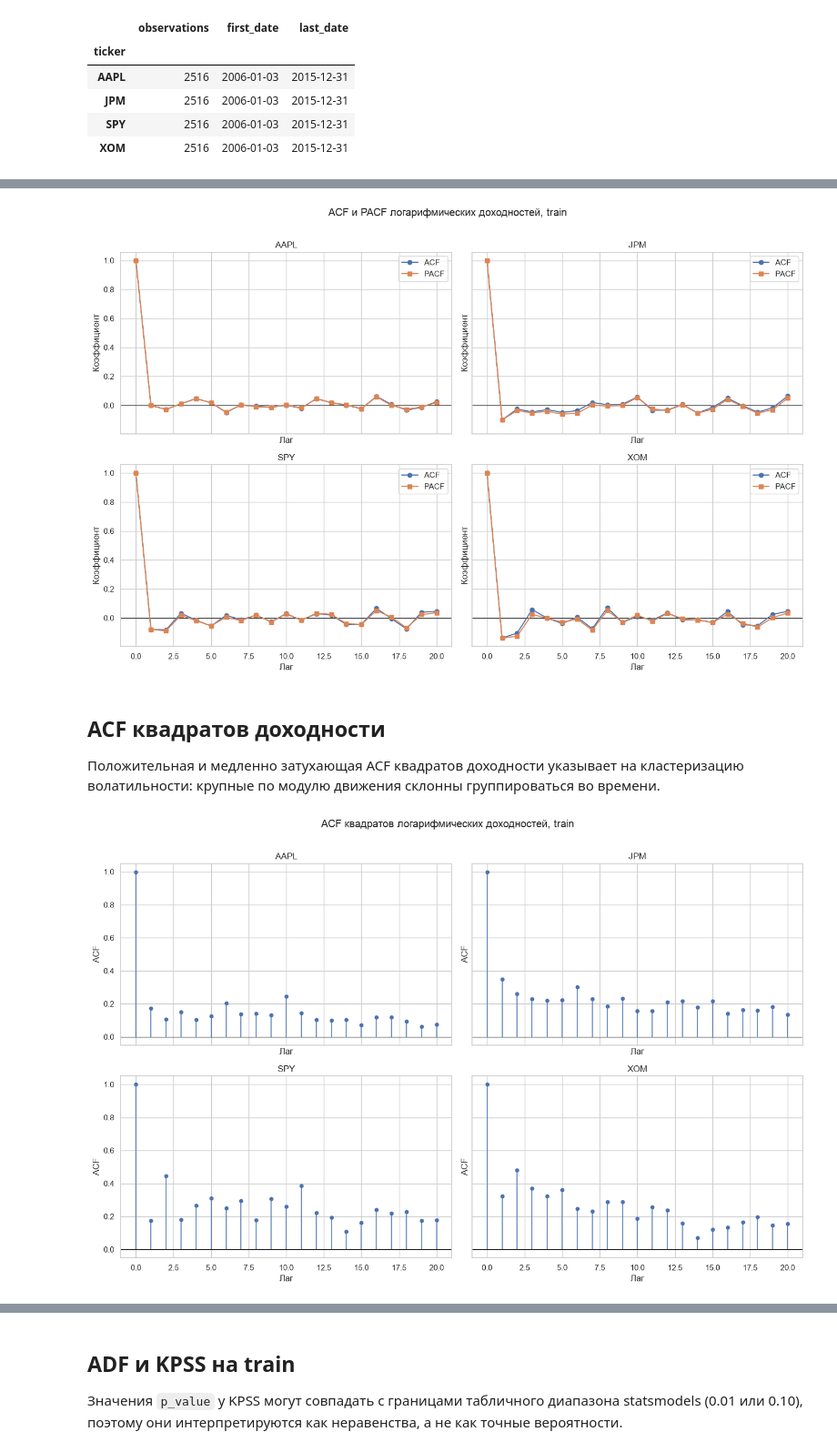
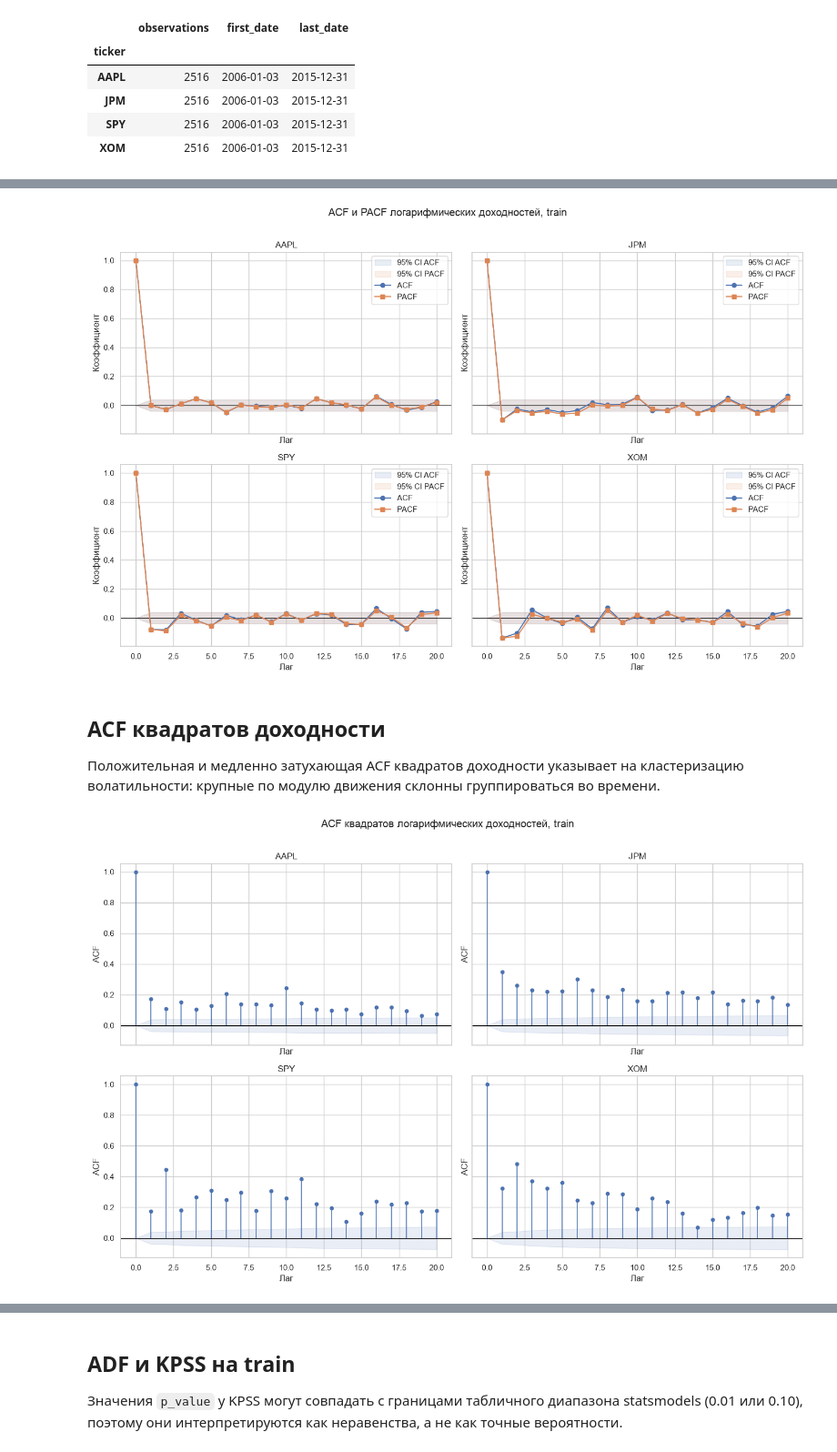
Before and after one commit to VITYANA/LSTM_ARIMA_comparison, a Jupyter notebook: notebooks/03_stationarity_analysis.ipynb, the cells around one changed output, grey strips where cells are left out. Shown at 91% size. Cells and saved outputs as stored; diff of their text form; code cells hidden in the pictures.

```diff
--- a/notebooks/03_stationarity_analysis.ipynb
+++ b/notebooks/03_stationarity_analysis.ipynb
@@ -66,6 +67,22 @@ return_diagnostics = {
 figure, axes = plt.subplots(2, 2, figsize=(14, 9), sharex=True, sharey=True)
 for axis, (ticker, diagnostic) in zip(axes.flat, return_diagnostics.items(), strict=True):
     axis.axhline(0, color="black", linewidth=0.8)
+    axis.fill_between(
+        diagnostic["lag"],
+        diagnostic["acf_ci_lower"],
+        diagnostic["acf_ci_upper"],
+        color="C0",
+        alpha=0.12,
+        label="95% CI ACF",
+    )
+    axis.fill_between(
+        diagnostic["lag"],
+        diagnostic["pacf_ci_lower"],
+        diagnostic["pacf_ci_upper"],
+        color="C1",
+        alpha=0.12,
+        label="95% CI PACF",
+    )
     axis.plot(diagnostic["lag"], diagnostic["acf"], marker="o", label="ACF")
     axis.plot(
         diagnostic["lag"],
@@ -79,7 +96,7 @@ figure.suptitle("ACF и PACF логарифмических доходносте
 figure.tight_layout()
 plt.show()
 # %% [output]
-[figure, old version]
+[figure, new version]
 # %% [markdown]
 ## ACF квадратов доходности
 
@@ -87,16 +104,23 @@ plt.show()
 # %%
 squared_diagnostics = {
     str(ticker): acf_pacf_table(group["log_return"].pow(2), nlags=20)
     for ticker, group in train.groupby("ticker", sort=True)
 }
 figure, axes = plt.subplots(2, 2, figsize=(14, 9), sharex=True, sharey=True)
 for axis, (ticker, diagnostic) in zip(axes.flat, squared_diagnostics.items(), strict=True):
     axis.axhline(0, color="black", linewidth=0.8)
+    axis.fill_between(
+        diagnostic["lag"],
+        diagnostic["acf_ci_lower"],
+        diagnostic["acf_ci_upper"],
+        color="C0",
+        alpha=0.12,
+    )
     axis.vlines(diagnostic["lag"], 0, diagnostic["acf"], linewidth=1.2)
     axis.scatter(diagnostic["lag"], diagnostic["acf"], s=22)
     axis.set(title=ticker, xlabel="Лаг", ylabel="ACF")
 figure.suptitle("ACF квадратов логарифмических доходностей, train", y=1.01)
 figure.tight_layout()
 plt.show()
 # %% [output]
-[figure, old version]
+[figure, new version]
```
Also changed, not shown: parts of 7 cells of this notebook, 2 other files.
